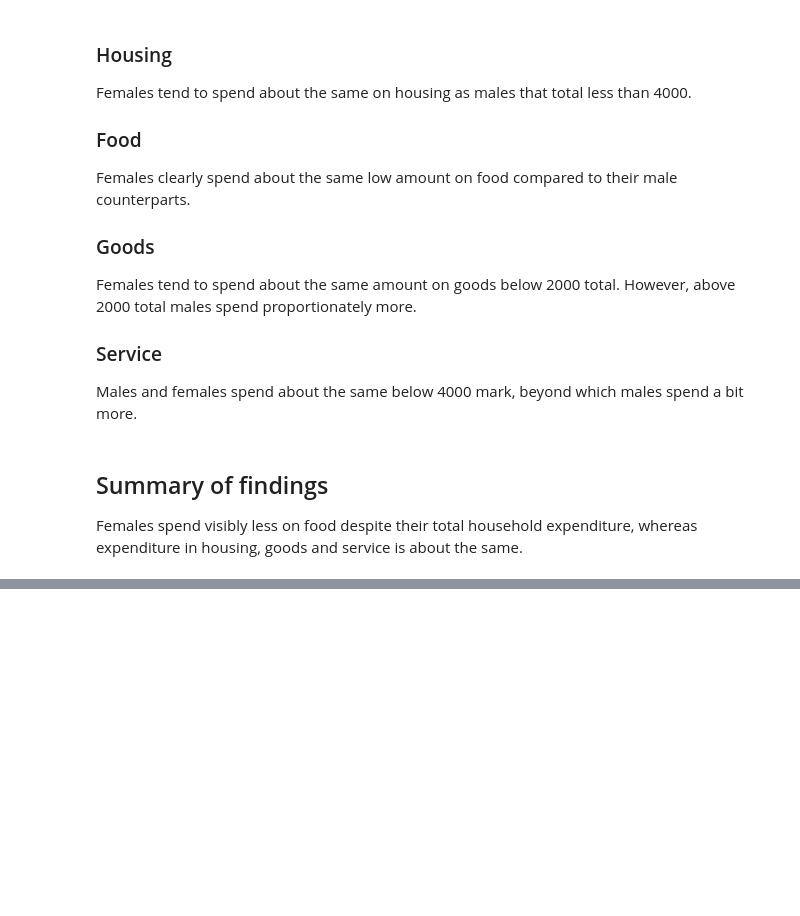
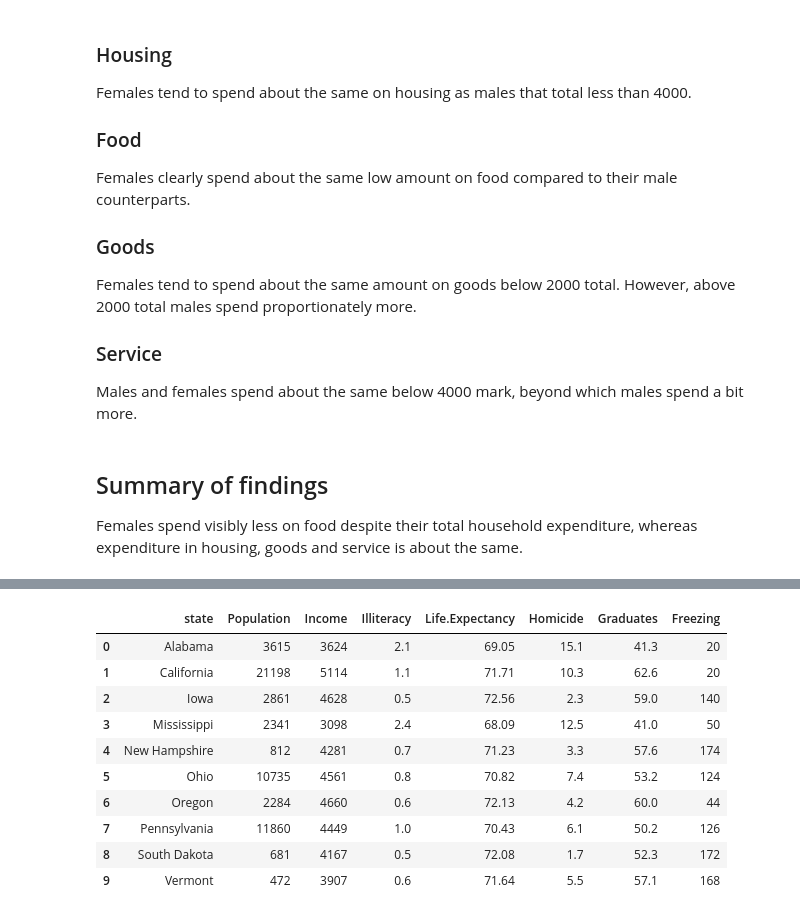
Before and after one commit to seporaitis/hsaur-python, a Jupyter notebook: Chapter2.ipynb, the cells around one changed output, grey strips where cells are left out. Saved outputs shown, nothing was run; the diff lists cells and outputs as text; code cells hidden in the pictures; blank space fills up the shorter version.

```diff
--- a/Chapter2.ipynb
+++ b/Chapter2.ipynb
@@ -414,0 +433,16 @@ Females spend visibly less on food despite their total household expenditure, wh
+# %%
+usstates = pd.read_csv("USstates.csv")
+usstates.rename(index=str, columns={'Unnamed: 0': 'state'}, inplace=True)
+usstates
+# %% [output]
+|  | state | Population | Income | Illiteracy | Life.Expectancy | Homicide | Graduates | Freezing |
+| 0 | Alabama | 3615 | 3624 | 2.1 | 69.05 | 15.1 | 41.3 | 20 |
+| 1 | California | 21198 | 5114 | 1.1 | 71.71 | 10.3 | 62.6 | 20 |
+| 2 | Iowa | 2861 | 4628 | 0.5 | 72.56 | 2.3 | 59.0 | 140 |
+| 3 | Mississippi | 2341 | 3098 | 2.4 | 68.09 | 12.5 | 41.0 | 50 |
+| 4 | New Hampshire | 812 | 4281 | 0.7 | 71.23 | 3.3 | 57.6 | 174 |
+| 5 | Ohio | 10735 | 4561 | 0.8 | 70.82 | 7.4 | 53.2 | 124 |
+| 6 | Oregon | 2284 | 4660 | 0.6 | 72.13 | 4.2 | 60.0 | 44 |
+| 7 | Pennsylvania | 11860 | 4449 | 1.0 | 70.43 | 6.1 | 50.2 | 126 |
+| 8 | South Dakota | 681 | 4167 | 0.5 | 72.08 | 1.7 | 52.3 | 172 |
+| 9 | Vermont | 472 | 3907 | 0.6 | 71.64 | 5.5 | 57.1 | 168 |
```
Also changed, not shown: parts of 17 cells of this notebook, 2 other files.
